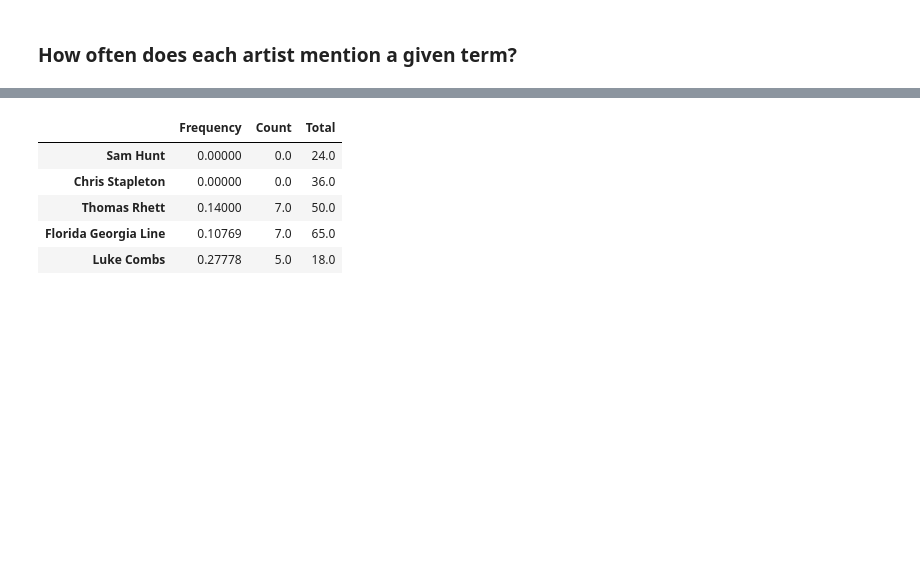
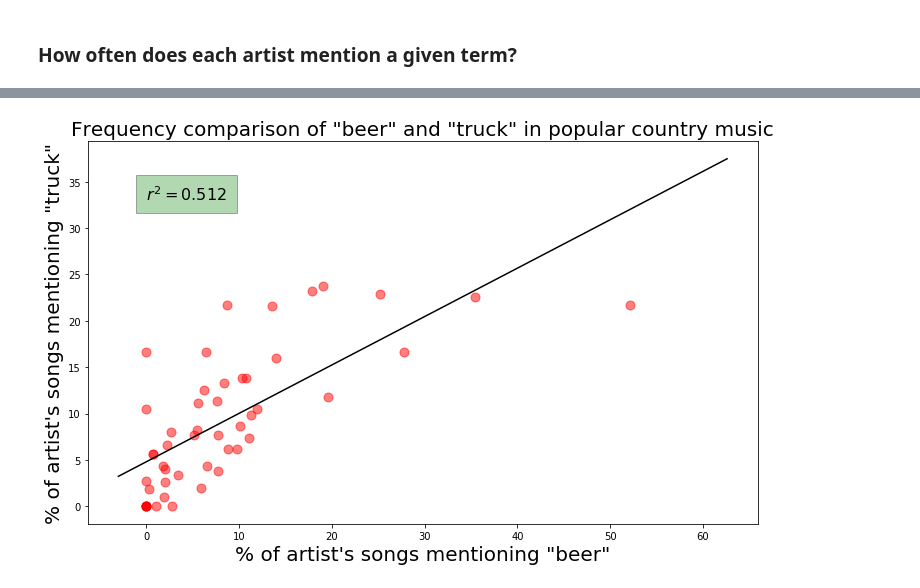
Before and after one commit to johnwmillr/trucks-and-beer, a Jupyter notebook: countryArtists.ipynb, the cells around one changed output, grey strips where cells are left out. Drawn from its saved outputs; the diff is of its cells as text; code cells hidden in the pictures; blank space fills up the shorter version.

Commit message:
Add beer and trucks plot

```diff
--- a/countryArtists.ipynb
+++ b/countryArtists.ipynb
@@ -242,9 +109,55 @@ truck
-# %%
-beer.head()
-# %% [output]
-|  | Frequency | Count | Total |
-| Sam Hunt | 0.00000 | 0.0 | 24.0 |
-| Chris Stapleton | 0.00000 | 0.0 | 36.0 |
-| Thomas Rhett | 0.14000 | 7.0 | 50.0 |
-| Florida Georgia Line | 0.10769 | 7.0 | 65.0 |
-| Luke Combs | 0.27778 | 5.0 | 18.0 |
+# %%
+# TODO: Clean these up. Combine them? Do I want to be using a DataFrame like I am?
+def calcFreqOfTerm(artist, term):
+    # Determine how many songs mention a given term
+    songs = artist['songs']
+    song_count, term_count = len(songs), 0
+    for song in songs:
+        if term.lower() in song['lyrics'].lower():
+            term_count += 1
+
+    term_freq = round(term_count/float(song_count),5)
+    data = np.reshape([term_freq, term_count, song_count],(1,3))
+    return pd.DataFrame(data, columns=['frequency','count','total'], index=[artist['artist']])
+
+def calcTermFreqAcrossArtists(artists, term):
+    term_freqs = pd.concat([calcFreqOfTerm(artist, term) for artist in artists],axis=0)
+    term_freqs.term = term
+    return term_freqs
+# %%
+# Calculate two frequency variables
+f1 = calcTermFreqAcrossArtists(artists, 'beer')
+f2 = calcTermFreqAcrossArtists(artists, 'truck')
+x, y = 100*f1['frequency'].values, 100*f2['frequency'].values
+LIMITS = (-3,1.2*np.max([x,y]))
+
+# Fit a line
+A = np.vstack([x, np.ones(len(x))]).T
+soln = np.linalg.lstsq(A,y,rcond=None)[0]
+t = np.linspace(LIMITS[0],LIMITS[1])
+fit = soln[0]*t + soln[1]
+
+# residual sum of squares
+y_fit = soln[0]*x + soln[1]
+ss_res = np.sum((y - y_fit) ** 2)
+# total sum of squares
+ss_tot = np.sum((y - np.mean(y)) ** 2)
+# r-squared
+r2 = round(1 - (ss_res / ss_tot),3)
+
+FS,ms,fs = 12, 9, 20
+fig = plt.figure(figsize=(FS,FS));
+ax = fig.add_subplot(111, aspect='equal')
+ax.plot(x,y,'ro',markersize=ms,alpha=0.5)
+ax.plot(t,fit,'k')
+ax.set_xlabel('% of artist\'s songs mentioning "{}"'.format(f1.term),fontsize=fs)
+ax.set_ylabel('% of artist\'s songs mentioning "{}"'.format(f2.term),fontsize=fs);
+ax.set_title('Frequency comparison of "{}" and "{}" in popular country music'.format(f1.term, f2.term), fontsize=fs)
+
+# add text to the plot
+ax.text(0, 33, r'$r^2={}$'.format(r2), style='italic', fontsize=fs-4,
+        bbox={'facecolor':'green', 'alpha':0.3, 'pad':10});
+
+plt.savefig('foo.png')
+# %% [output]
+[figure, added]
```
Also changed, not shown: parts of 12 cells of this notebook, 2 other files.
